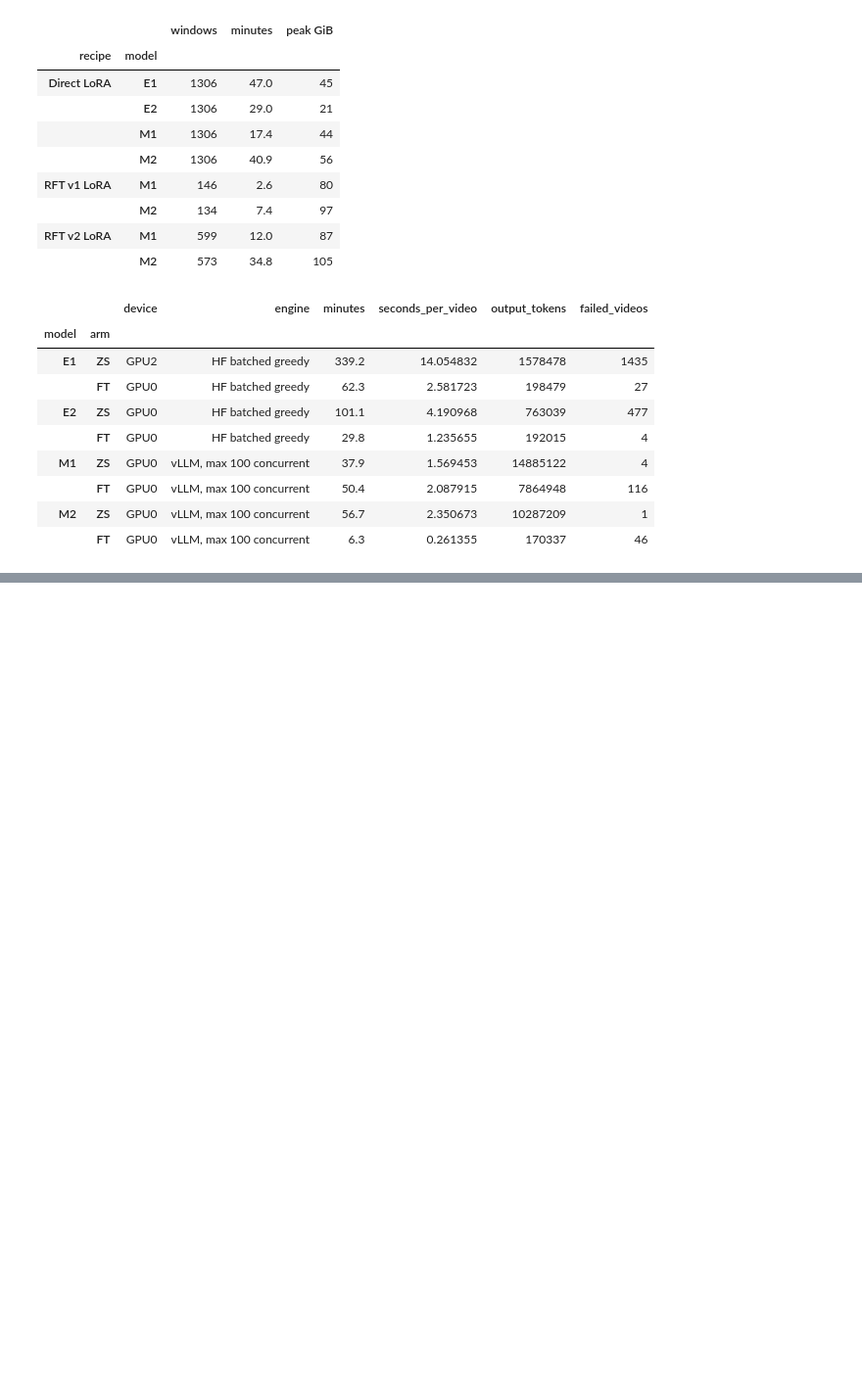
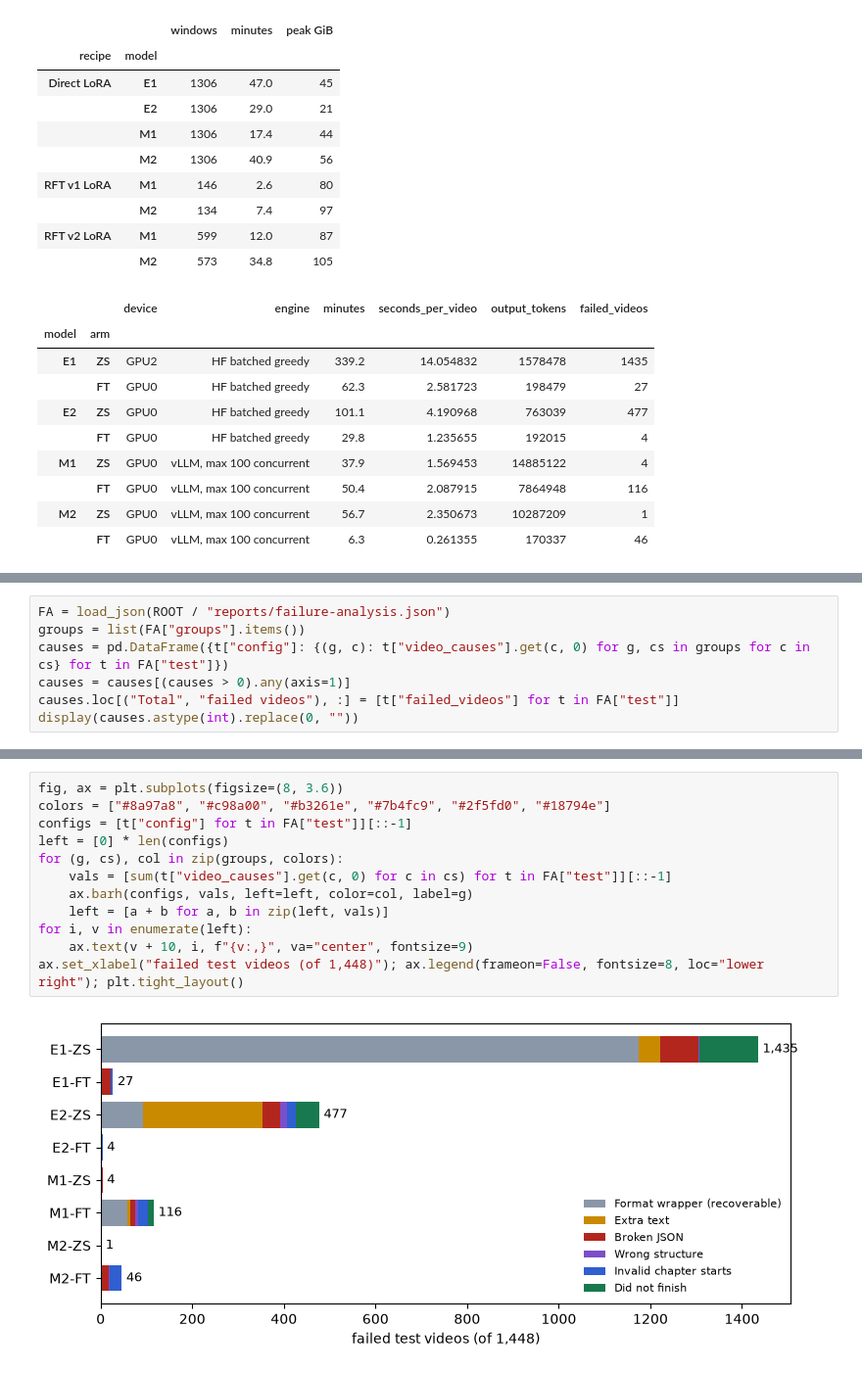
Before and after one commit to Saltywan/llm-video-chaptering, a Jupyter notebook: notebooks/09_results_summary.ipynb, the cells around one changed output, grey strips where cells are left out. Shown at 98% size. Cells and saved outputs as stored; diff of their text form; blank space fills up the shorter version.

```diff
--- a/notebooks/09_results_summary.ipynb
+++ b/notebooks/09_results_summary.ipynb
@@ -138,0 +143,7 @@ display(test_timing[["model", "arm", "device", "engine", "minutes", "seconds_per
+# %%
+FA = load_json(ROOT / "reports/failure-analysis.json")
+groups = list(FA["groups"].items())
+causes = pd.DataFrame({t["config"]: {(g, c): t["video_causes"].get(c, 0) for g, cs in groups for c in cs} for t in FA["test"]})
+causes = causes[(causes > 0).any(axis=1)]
+causes.loc[("Total", "failed videos"), :] = [t["failed_videos"] for t in FA["test"]]
+display(causes.astype(int).replace(0, ""))
@@ -138,0 +168,14 @@ display(test_timing[["model", "arm", "device", "engine", "minutes", "seconds_per
+# %%
+fig, ax = plt.subplots(figsize=(8, 3.6))
+colors = ["#8a97a8", "#c98a00", "#b3261e", "#7b4fc9", "#2f5fd0", "#18794e"]
+configs = [t["config"] for t in FA["test"]][::-1]
+left = [0] * len(configs)
+for (g, cs), col in zip(groups, colors):
+    vals = [sum(t["video_causes"].get(c, 0) for c in cs) for t in FA["test"]][::-1]
+    ax.barh(configs, vals, left=left, color=col, label=g)
+    left = [a + b for a, b in zip(left, vals)]
+for i, v in enumerate(left):
+    ax.text(v + 10, i, f"{v:,}", va="center", fontsize=9)
+ax.set_xlabel("failed test videos (of 1,448)"); ax.legend(frameon=False, fontsize=8, loc="lower right"); plt.tight_layout()
+# %% [output]
+[figure, added]
```
Also changed, not shown: parts of 5 cells of this notebook, 7 other files.
